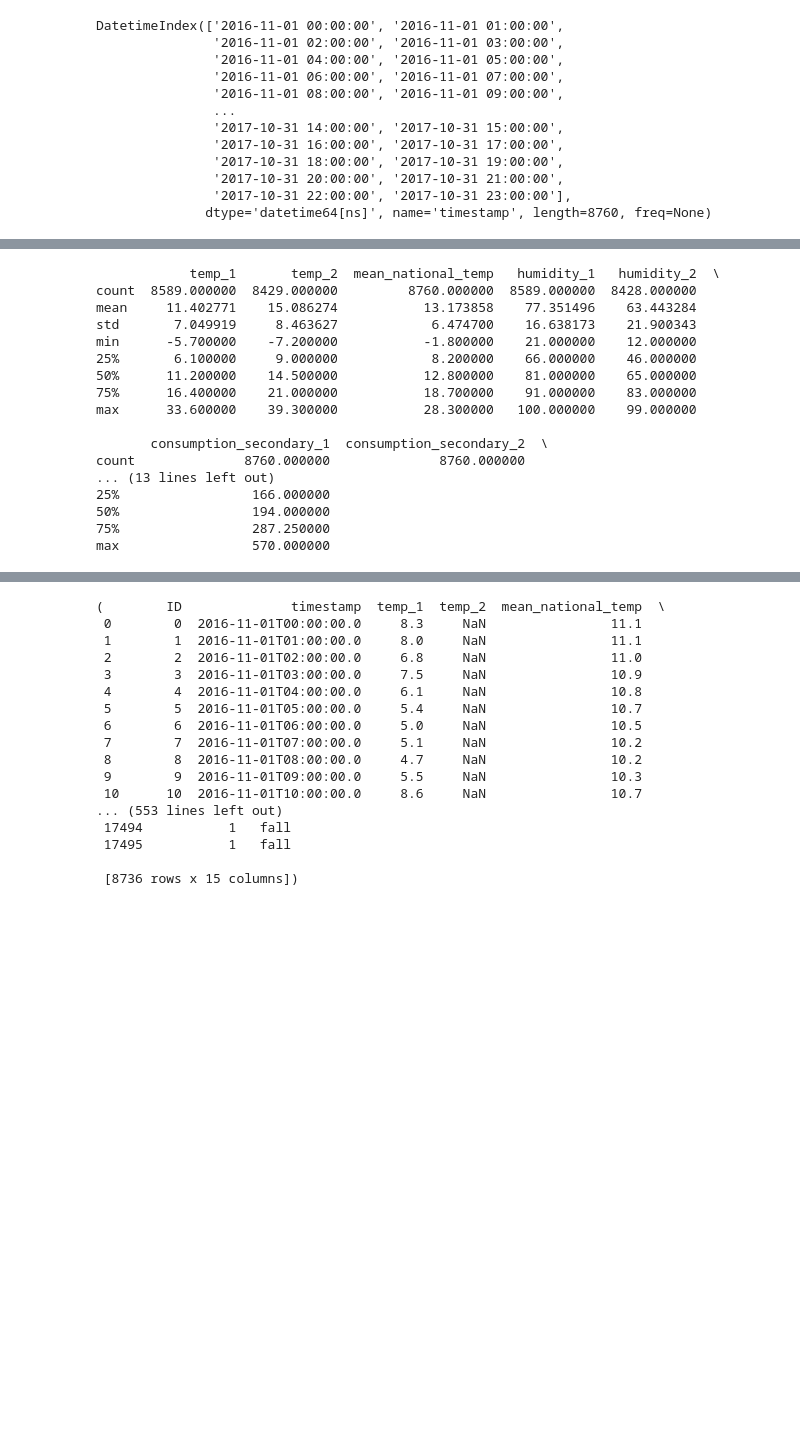
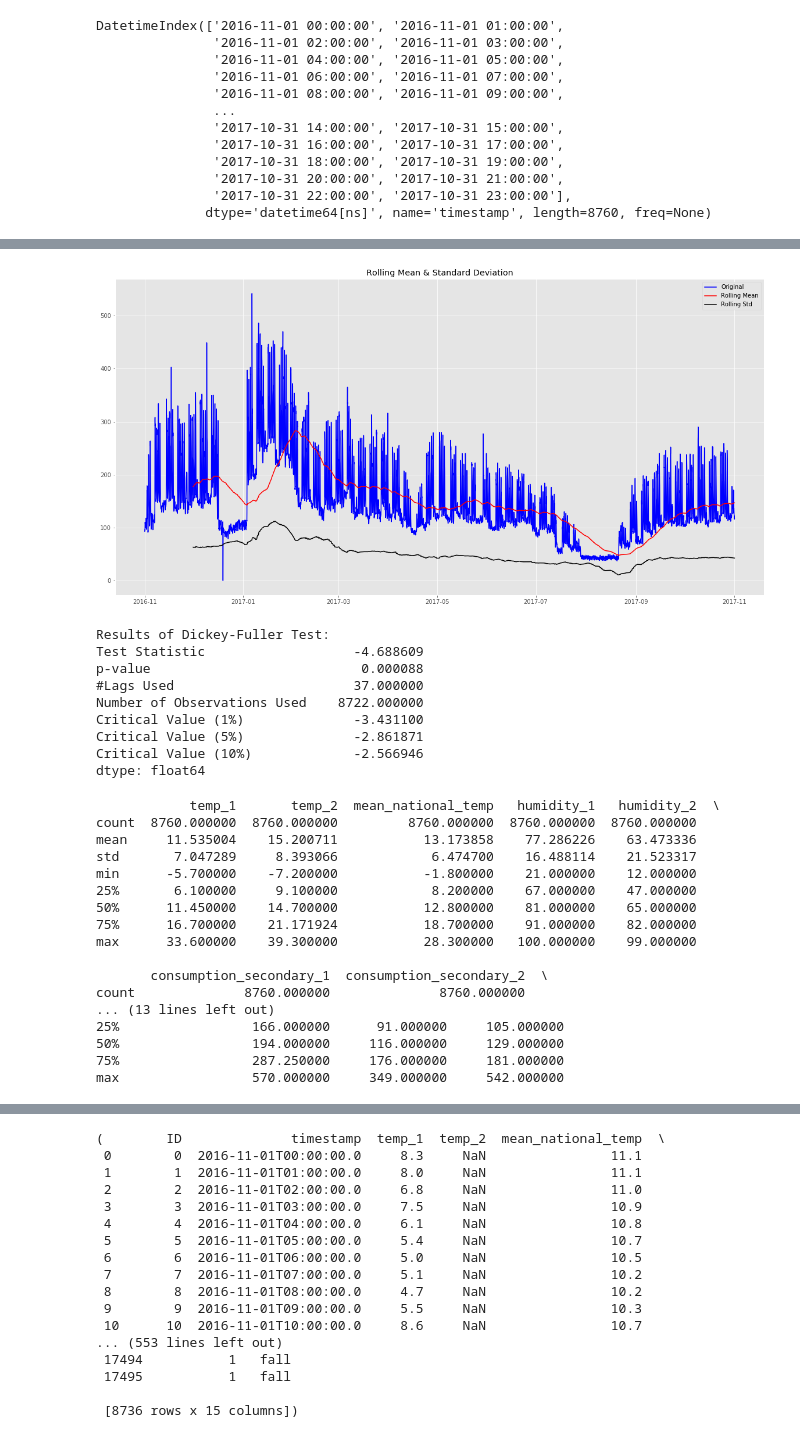
Before and after one commit to anthelix/20190520_challengePlaneteOui, a Jupyter notebook: 20190710_newthings.ipynb, the cells around one changed output, grey strips where cells are left out. Drawn from its saved outputs; the diff is of its cells as text; code cells hidden in the pictures; blank space fills up the shorter version.

```diff
--- a/20190710_newthings.ipynb
+++ b/20190710_newthings.ipynb
@@ -185,20 +339,33 @@ dtype: int64
+# %%
+test_stationarity(data1['consumption_2'])
+# %% [output]
+[figure, added]
+Results of Dickey-Fuller Test:
+Test Statistic                   -4.688609
+p-value                           0.000088
+#Lags Used                       37.000000
+Number of Observations Used    8722.000000
+Critical Value (1%)              -3.431100
+Critical Value (5%)              -2.861871
+Critical Value (10%)             -2.566946
+dtype: float64
 # %%
-print(dataInt.describe())
+print(data1.describe())
 # %% [output]
             temp_1       temp_2  mean_national_temp   humidity_1   humidity_2  \
-count  8589.000000  8429.000000         8760.000000  8589.000000  8428.000000
-mean     11.402771    15.086274           13.173858    77.351496    63.443284
-std       7.049919     8.463627            6.474700    16.638173    21.900343
+count  8760.000000  8760.000000         8760.000000  8760.000000  8760.000000
+mean     11.535004    15.200711           13.173858    77.286226    63.473336
+std       7.047289     8.393066            6.474700    16.488114    21.523317
 min      -5.700000    -7.200000           -1.800000    21.000000    12.000000
-25%       6.100000     9.000000            8.200000    66.000000    46.000000
-50%      11.200000    14.500000           12.800000    81.000000    65.000000
-75%      16.400000    21.000000           18.700000    91.000000    83.000000
+25%       6.100000     9.100000            8.200000    67.000000    47.000000
+50%      11.450000    14.700000           12.800000    81.000000    65.000000
+75%      16.700000    21.171924           18.700000    91.000000    82.000000
 max      33.600000    39.300000           28.300000   100.000000    99.000000
 
        consumption_secondary_1  consumption_secondary_2  \
 count              8760.000000              8760.000000
 ... (13 lines left out)
-25%                 166.000000
-50%                 194.000000
-75%                 287.250000
-max                 570.000000
+25%                 166.000000      91.000000     105.000000
+50%                 194.000000     116.000000     129.000000
+75%                 287.250000     176.000000     181.000000
+max                 570.000000     349.000000     542.000000
```
Also changed, not shown: parts of 41 cells of this notebook, 6 other files.
